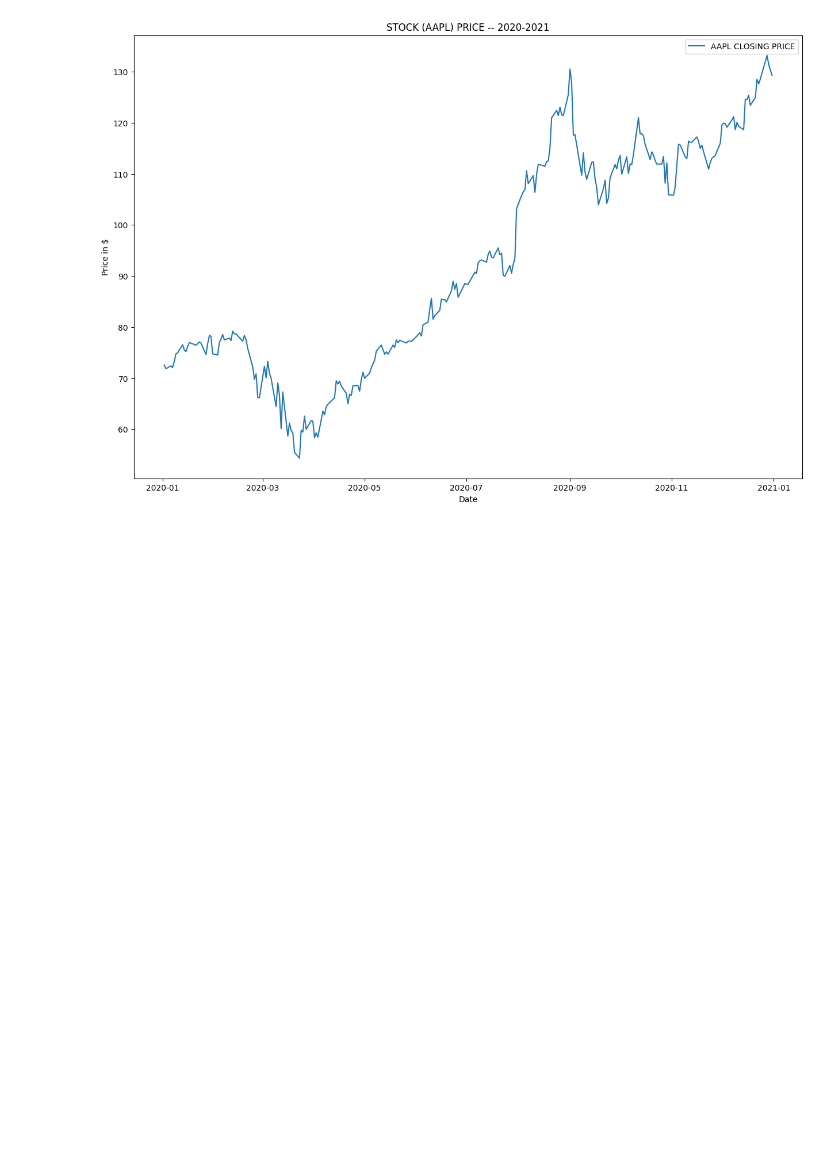
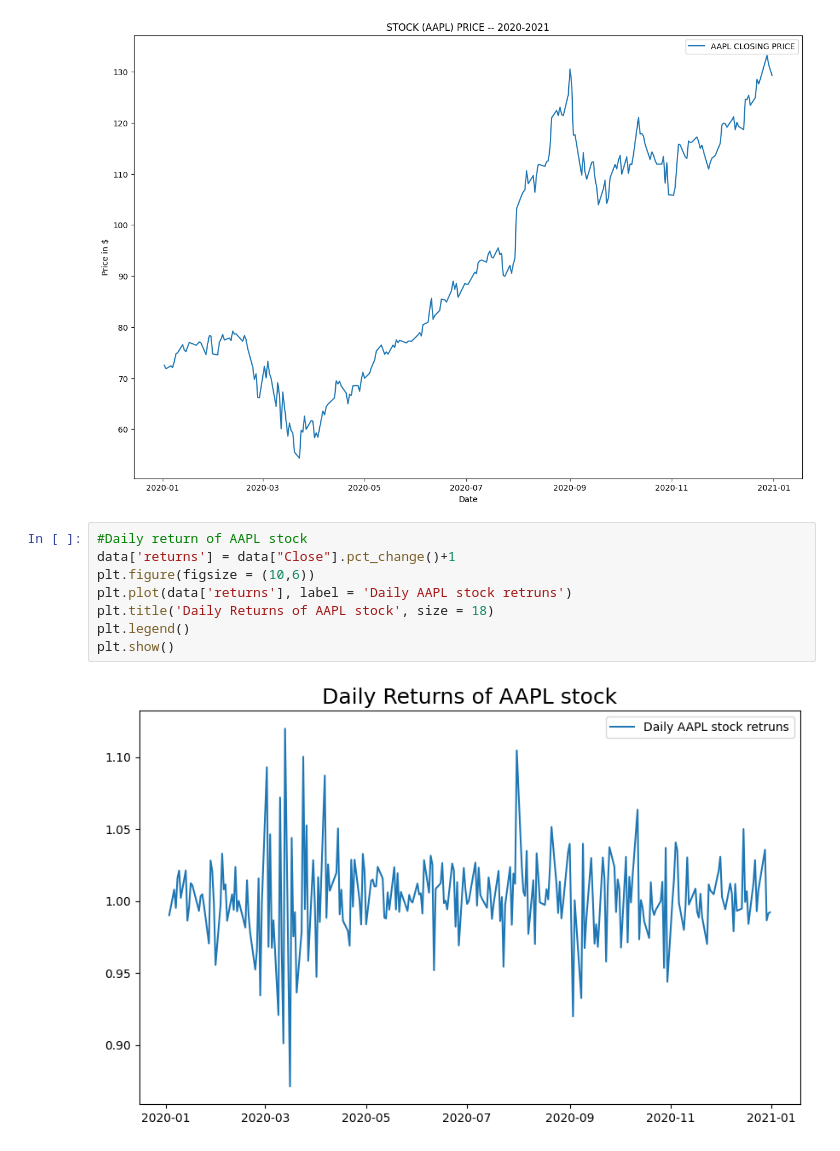
Before and after one commit to neelima5borade/quant_finance_projects., a Jupyter notebook: Project1_StockVolatility/volatility_basics.ipynb, the cells around one changed output. Cells and saved outputs as stored; diff of their text form; blank space fills up the shorter version.

Commit message:
added daily and cummulative return plots

```diff
--- a/Project1_StockVolatility/volatility_basics.ipynb
+++ b/Project1_StockVolatility/volatility_basics.ipynb
@@ -34,3 +20,13 @@ plt.show
 # %% [output]
 <function matplotlib.pyplot.show(close=None, block=None)>
 [figure]
+# %%
+#Daily return of AAPL stock
+data['returns'] = data["Close"].pct_change()+1
+plt.figure(figsize = (10,6))
+plt.plot(data['returns'], label = 'Daily AAPL stock retruns')
+plt.title('Daily Returns of AAPL stock', size = 18)
+plt.legend()
+plt.show()
+# %% [output]
+[figure, added]
```
Also changed, not shown: parts of 2 cells of this notebook.
